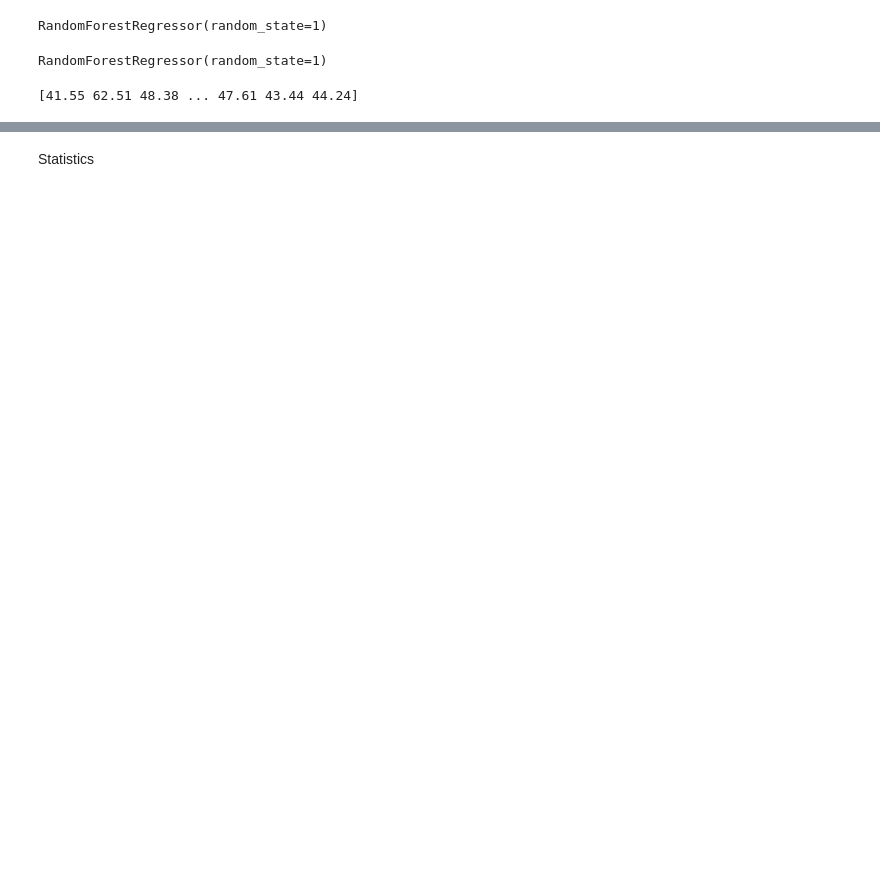
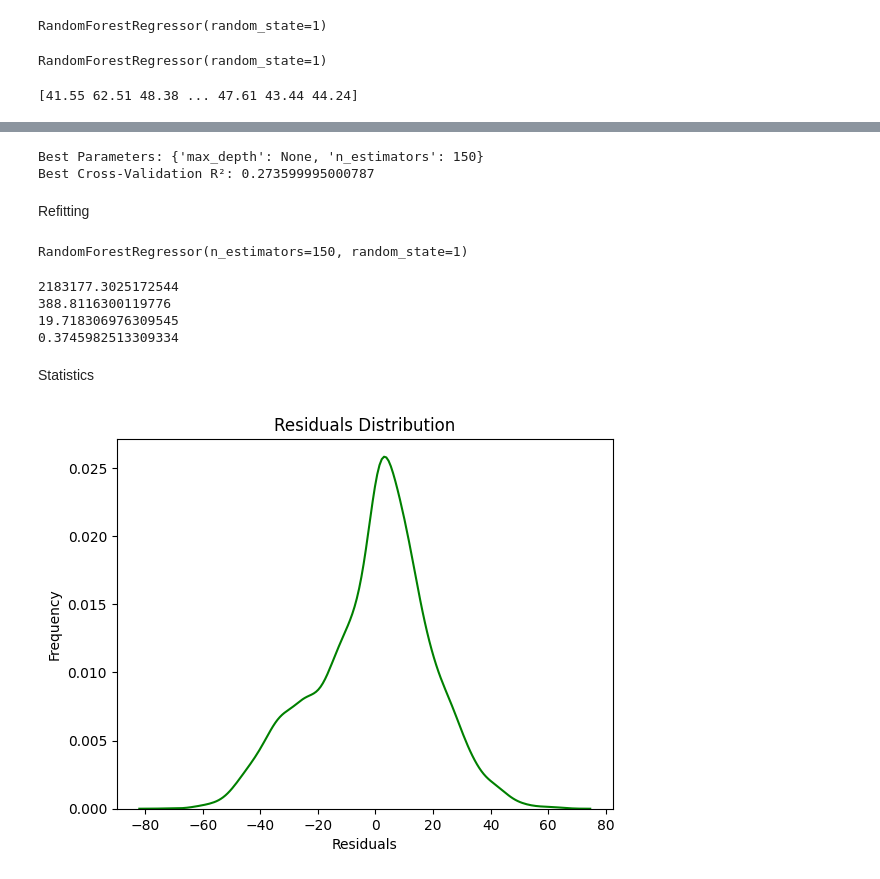
Before and after one commit to maggiecrowner/DS3001-Project, a Jupyter notebook: Project.ipynb, the cells around one changed output, grey strips where cells are left out. Saved outputs shown, nothing was run; the diff lists cells and outputs as text; code cells hidden in the pictures; blank space fills up the shorter version.

```diff
--- a/Project.ipynb
+++ b/Project.ipynb
@@ -243,2 +256,62 @@ print(y_pred)
+# %%
+from sklearn.model_selection import GridSearchCV
+from sklearn.ensemble import RandomForestClassifier
+
+param_grid = {'n_estimators': [50, 100, 150],
+              'max_depth': [None, 3, 5, 8]}
+
+grid_search = GridSearchCV(rf_model, param_grid, cv=3, scoring='r2')
+grid_search.fit(X, y)
+
+print("Best Parameters:", grid_search.best_params_)
+print("Best Cross-Validation R²:", grid_search.best_score_)
+# %% [output]
+Best Parameters: {'max_depth': None, 'n_estimators': 150}
+Best Cross-Validation R²: 0.273599995000787
+# %% [markdown]
+Refitting
+# %%
+rf_model_best = RandomForestRegressor(
+    n_estimators=150,
+    max_depth=None,
+    random_state=1
+)
+
+rf_model_best.fit(X_train, y_train)
+# %% [output]
+RandomForestRegressor(n_estimators=150, random_state=1)
+# %%
+y_hat_best = rf_model_best.predict(X_test)
+
+from sklearn.model_selection import train_test_split
+TSS = np.sum( (y_test - y_train.mean())**2 )
+N_test = len(y_test)
+
+SSE = np.sum( (y_test-y_hat_best)**2 )
+MSE = (1/N_test)*np.sum( (y_test-y_hat_best)**2 )
+RMSE = (SSE/N_test)**(1/2)
+R2 = 1 - SSE/TSS
+
+print(SSE)
+print(MSE)
+print(RMSE)
+print(R2)
+# %% [output]
+2183177.3025172544
+388.8116300119776
+19.718306976309545
+0.3745982513309334
 # %% [markdown]
 Statistics
+# %%
+
+residuals = y_test - y_hat_best
+
+# residuals plot
+sns.kdeplot(residuals, color='green')
+plt.title('Residuals Distribution')
+plt.xlabel('Residuals')
+plt.ylabel('Frequency')
+plt.show()
+# %% [output]
+[figure, added]
```
Also changed, not shown: parts of 19 cells of this notebook.
